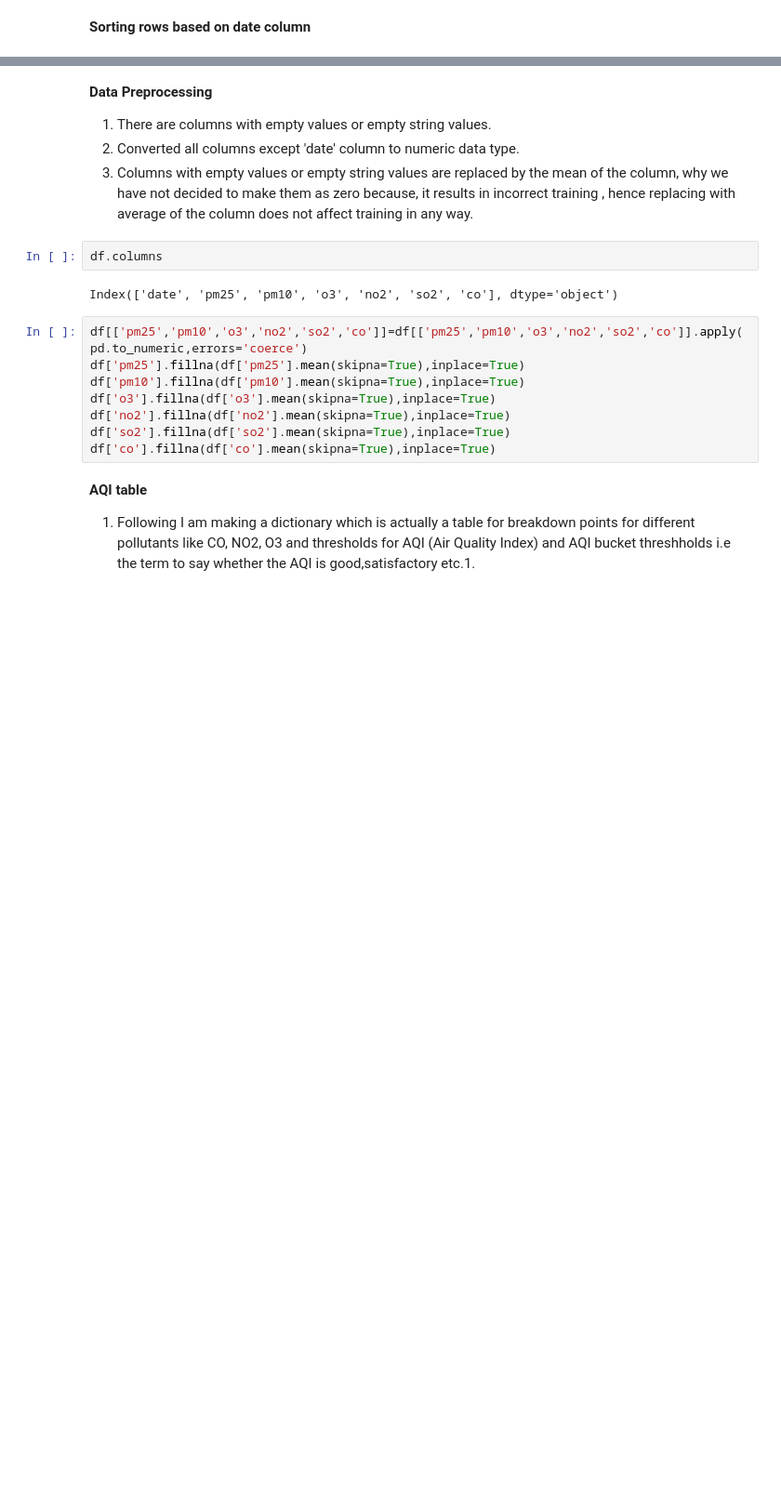
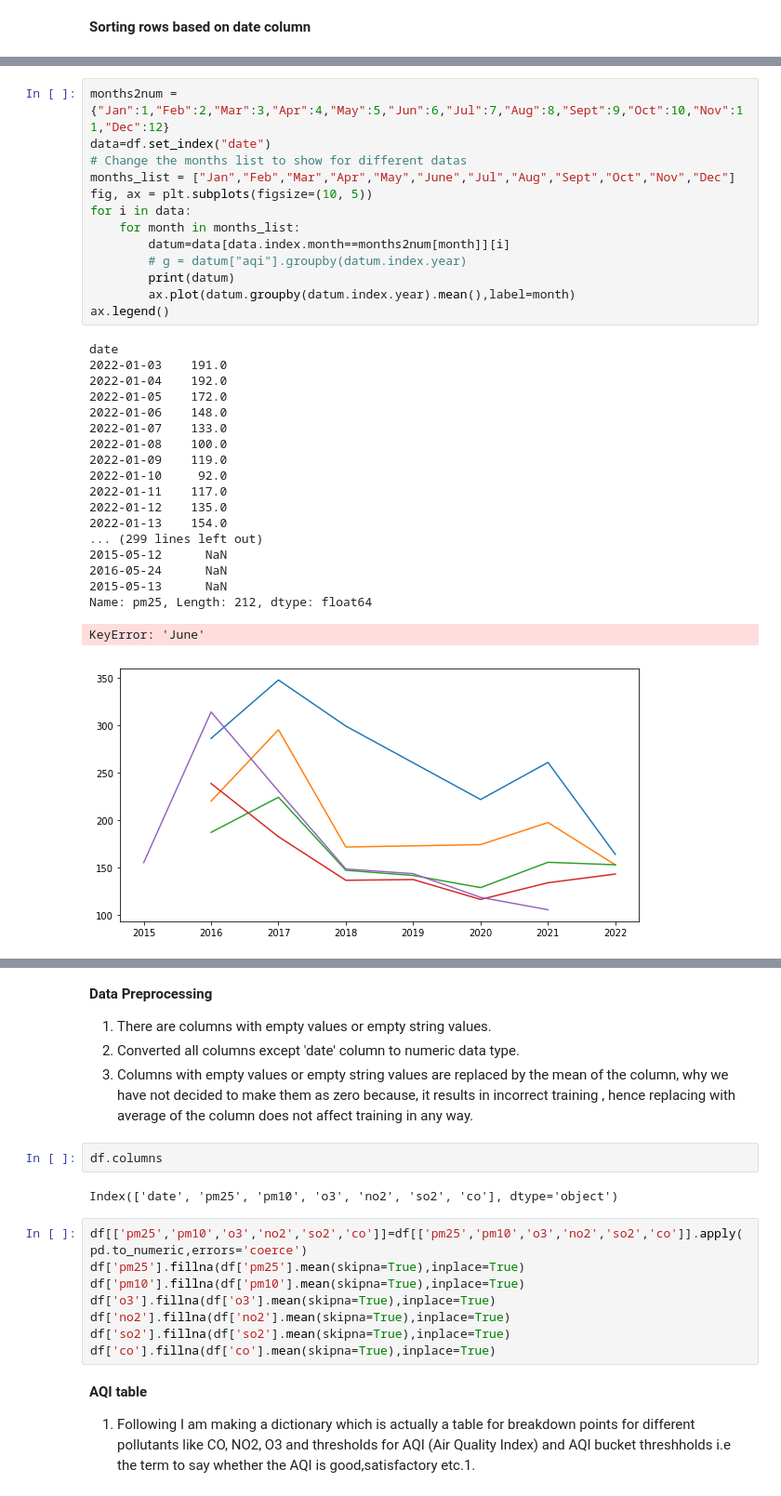
Before and after one commit to quasar-U127/AQI-forcasting, a Jupyter notebook: air_quality_analysis.ipynb, the cells around one changed output, grey strips where cells are left out. Shown at 93% size. Cells and saved outputs as stored; diff of their text form; blank space fills up the shorter version.

```diff
--- a/air_quality_analysis.ipynb
+++ b/air_quality_analysis.ipynb
@@ -55,0 +105,33 @@ df
+# %%
+months2num = {"Jan":1,"Feb":2,"Mar":3,"Apr":4,"May":5,"Jun":6,"Jul":7,"Aug":8,"Sept":9,"Oct":10,"Nov":11,"Dec":12}
+data=df.set_index("date")
+# Change the months list to show for different datas
+months_list = ["Jan","Feb","Mar","Apr","May","June","Jul","Aug","Sept","Oct","Nov","Dec"]
+fig, ax = plt.subplots(figsize=(10, 5))
+for i in data:
+    for month in months_list:
+        datum=data[data.index.month==months2num[month]][i]
+        # g = datum["aqi"].groupby(datum.index.year)
+        print(datum)
+        ax.plot(datum.groupby(datum.index.year).mean(),label=month)
+ax.legend()
+# %% [output]
+date
+2022-01-03    191.0
+2022-01-04    192.0
+2022-01-05    172.0
+2022-01-06    148.0
+2022-01-07    133.0
+2022-01-08    100.0
+2022-01-09    119.0
+2022-01-10     92.0
+2022-01-11    117.0
+2022-01-12    135.0
+2022-01-13    154.0
+... (299 lines left out)
+2015-05-12      NaN
+2016-05-24      NaN
+2015-05-13      NaN
+Name: pm25, Length: 212, dtype: float64
+KeyError: 'June'
+[figure, added]
```
Also changed, not shown: parts of 16 cells of this notebook, 3 other files.
